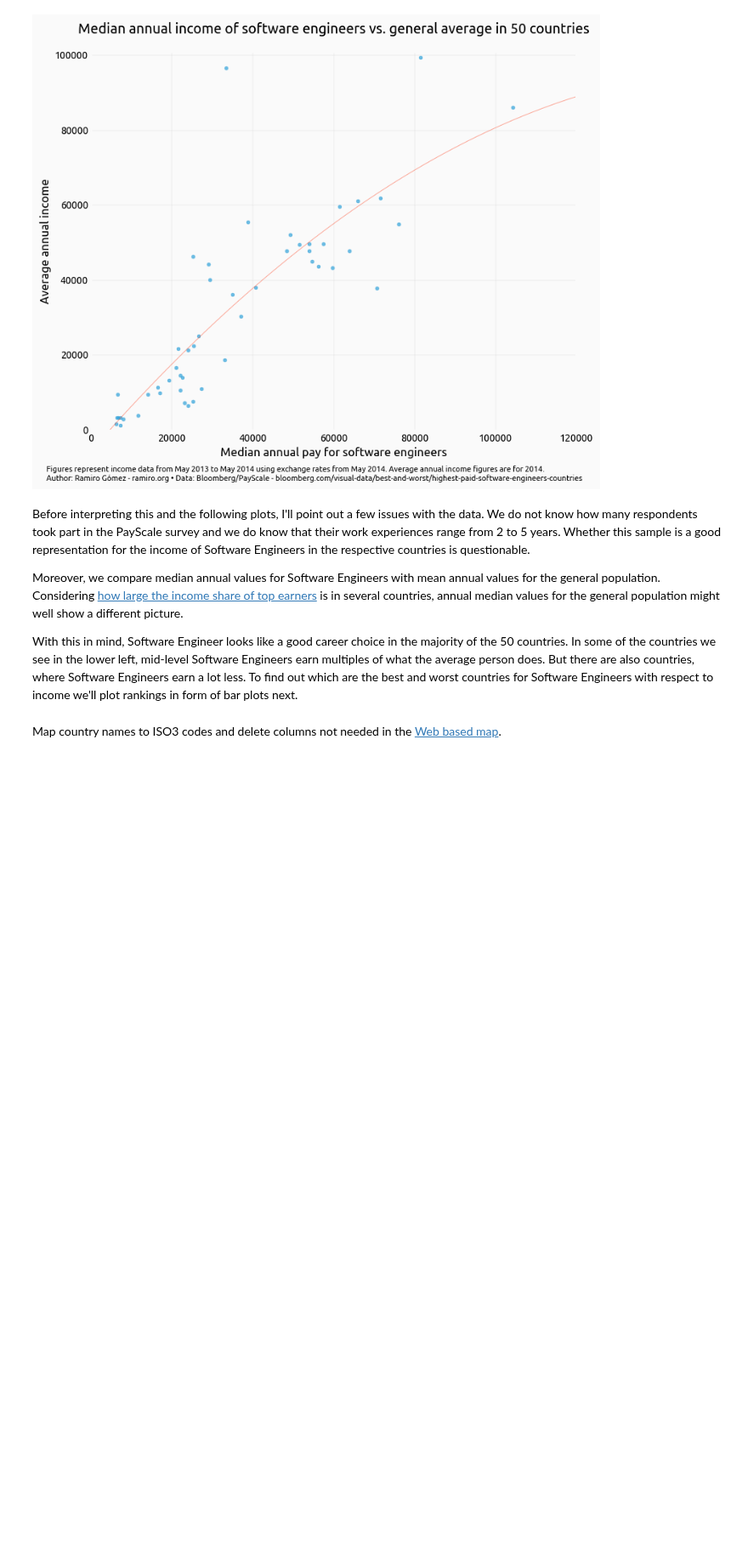
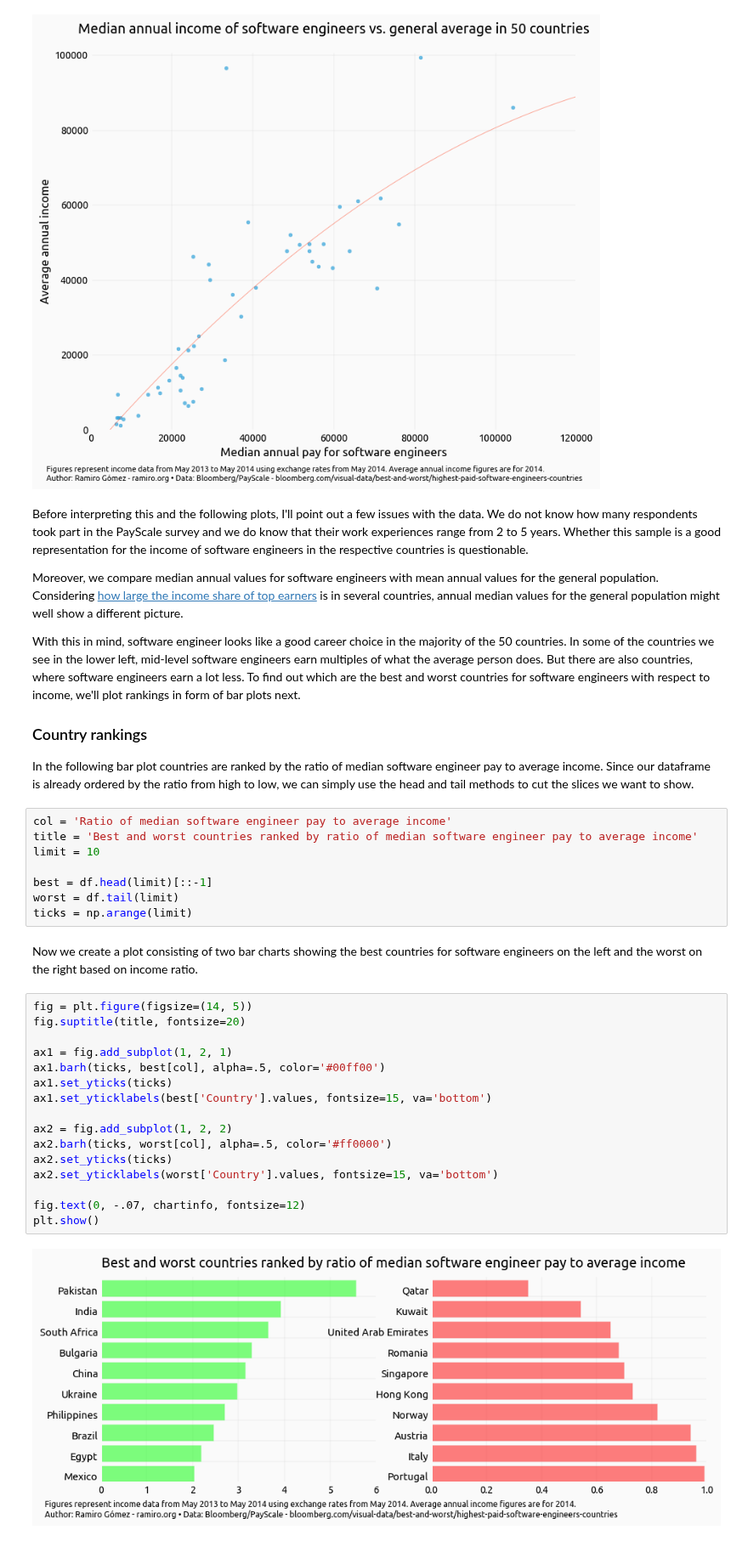
Before and after one commit to yaph/ipython-notebooks, a Jupyter notebook: income-software-engineers-countries.ipynb, the cells around one changed output. Shown at 85% size. Saved outputs shown, nothing was run; the diff lists cells and outputs as text; blank space fills up the shorter version.

```diff
--- a/income-software-engineers-countries.ipynb
+++ b/income-software-engineers-countries.ipynb
@@ -118,10 +117,40 @@ plt.show()
 # %% [output]
 [figure]
 # %% [markdown]
-Before interpreting this and the following plots, I'll point out a few issues with the data. We do not know how many respondents took part in the PayScale survey and we do know that their work experiences range from 2 to 5 years. Whether this sample is a good representation for the income of Software Engineers in the respective countries is questionable.
+Before interpreting this and the following plots, I'll point out a few issues with the data. We do not know how many respondents took part in the PayScale survey and we do know that their work experiences range from 2 to 5 years. Whether this sample is a good representation for the income of software engineers in the respective countries is questionable.
 
-Moreover, we compare median annual values for Software Engineers with mean annual values for the general population. Considering [how large the income share of top earners](http://ramiro.org/notebook/top-incomes-share/) is in several countries, annual median values for the general population might well show a different picture.
+Moreover, we compare median annual values for software engineers with mean annual values for the general population. Considering [how large the income share of top earners](http://ramiro.org/notebook/top-incomes-share/) is in several countries, annual median values for the general population might well show a different picture.
 
-With this in mind, Software Engineer looks like a good career choice in the majority of the 50 countries. In some of the countries we see in the lower left, mid-level Software Engineers earn multiples of what the average person does. But there are also countries, where Software Engineers earn a lot less. To find out which are the best and worst countries for Software Engineers with respect to income we'll plot rankings in form of bar plots next.
+With this in mind, software engineer looks like a good career choice in the majority of the 50 countries. In some of the countries we see in the lower left, mid-level software engineers earn multiples of what the average person does. But there are also countries, where software engineers earn a lot less. To find out which are the best and worst countries for software engineers with respect to income, we'll plot rankings in form of bar plots next.
+
+### Country rankings
+
+In the following bar plot countries are ranked by the ratio of median software engineer pay to average income. Since our dataframe is already ordered by the ratio from high to low, we can simply use the head and tail methods to cut the slices we want to show.
-# %% [markdown]
-Map country names to ISO3 codes and delete columns not needed in the [Web based map](http://maps.ramiro.org/income-software-engineers-countries/).
+# %%
+col = 'Ratio of median software engineer pay to average income'
+title = 'Best and worst countries ranked by ratio of median software engineer pay to average income'
+limit = 10
+
+best = df.head(limit)[::-1]
+worst = df.tail(limit)
+ticks = np.arange(limit)
+# %% [markdown]
+Now we create a plot consisting of two bar charts showing the best countries for software engineers on the left and the worst on the right based on income ratio.
+# %%
+fig = plt.figure(figsize=(14, 5))
+fig.suptitle(title, fontsize=20)
+
+ax1 = fig.add_subplot(1, 2, 1)
+ax1.barh(ticks, best[col], alpha=.5, color='#00ff00')
+ax1.set_yticks(ticks)
+ax1.set_yticklabels(best['Country'].values, fontsize=15, va='bottom')
+
+ax2 = fig.add_subplot(1, 2, 2)
+ax2.barh(ticks, worst[col], alpha=.5, color='#ff0000')
+ax2.set_yticks(ticks)
+ax2.set_yticklabels(worst['Country'].values, fontsize=15, va='bottom')
+
+fig.text(0, -.07, chartinfo, fontsize=12)
+plt.show()
+# %% [output]
+[figure, added]
```
Also changed, not shown: parts of 9 cells of this notebook, 1 other file.
